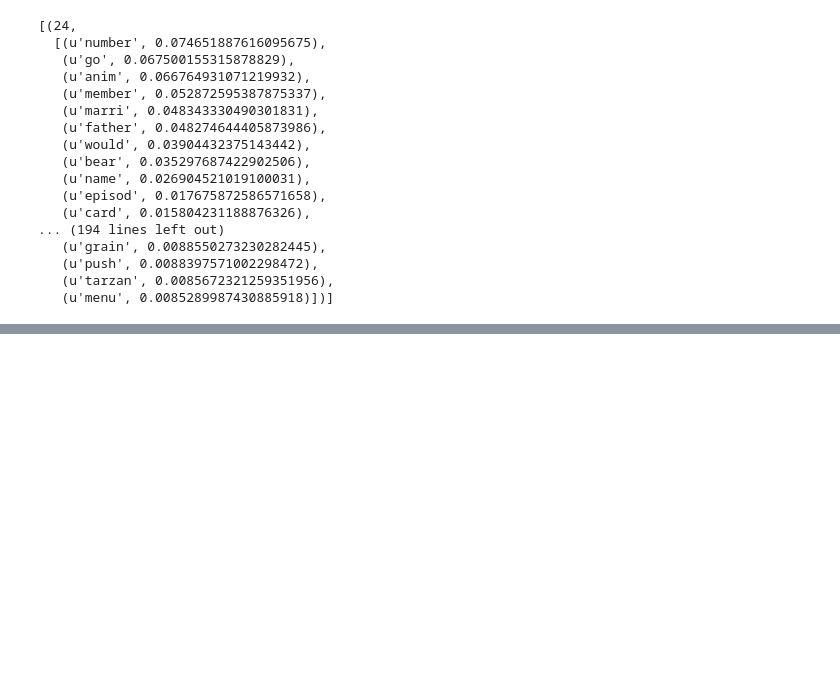
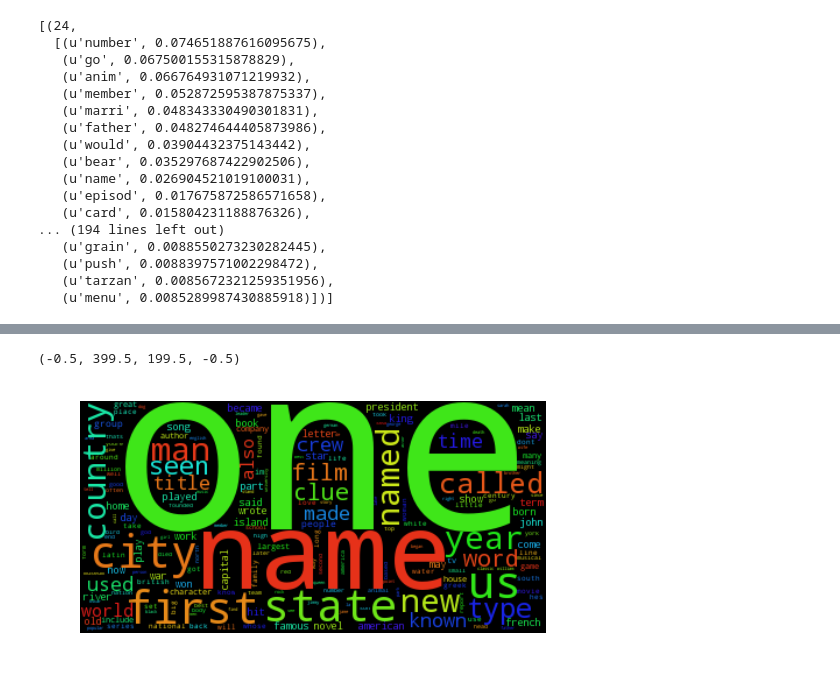
Before and after one commit to nfranchetti/Jeopardy, a Jupyter notebook: part3/clustering_first_steps.ipynb, the cells around one changed output, grey strips where cells are left out. Saved outputs shown, nothing was run; the diff lists cells and outputs as text; code cells hidden in the pictures; blank space fills up the shorter version.

```diff
--- a/part3/clustering_first_steps.ipynb
+++ b/part3/clustering_first_steps.ipynb
@@ -142,8 +142,8 @@ create_clean_columns(df)
 | 216929 | 4999 | 2006-05-11 | Final Jeopardy! | HISTORIC NAMES | NaN | A silent movie title includes the... | Grigori Alexandrovich Potemkin | a silent movie title includes the... | grigori alexandrovich potemkin | ... |
 216889 rows × 11 columns
 # %%
-questions = df['clean_question'].values
-# questions = df['everything'].values
+# questions = df['clean_question'].values
+questions = df['everything'].values
 # categories = df['clean_category'].values
 # answers = df['clean_answer'].values
 # %%
@@ -759,3 +1005,0 @@ plt.axis("off")
-# %%
-questions = df['clean_question'].values
-text = ' '.join(questions[0:100])
@@ -761,0 +1010,14 @@ text = ' '.join(questions[0:100])
+# %%
+question_text = ' '.join(questions)
+
+wordcloud = WordCloud().generate(question_text)
+
+# Display the generated image:
+# the matplotlib way:
+import matplotlib.pyplot as plt
+%matplotlib inline
+plt.imshow(wordcloud)
+plt.axis("off")
+# %% [output]
+(-0.5, 399.5, 199.5, -0.5)
+[figure, added]
```
Also changed, not shown: parts of 37 cells of this notebook, 5 other files.
